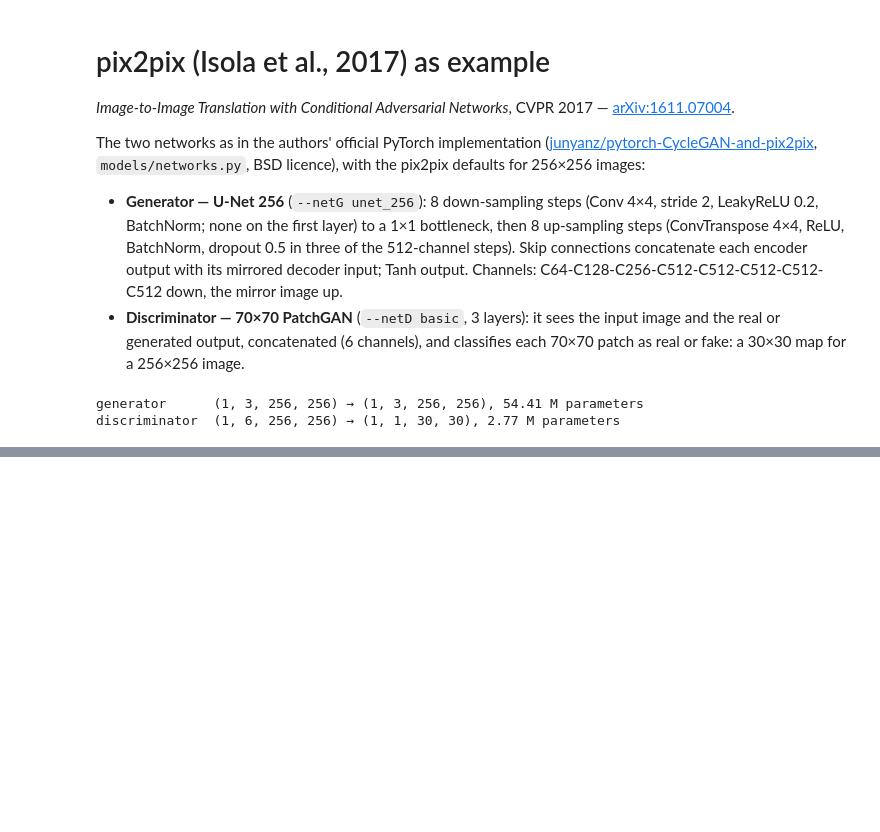
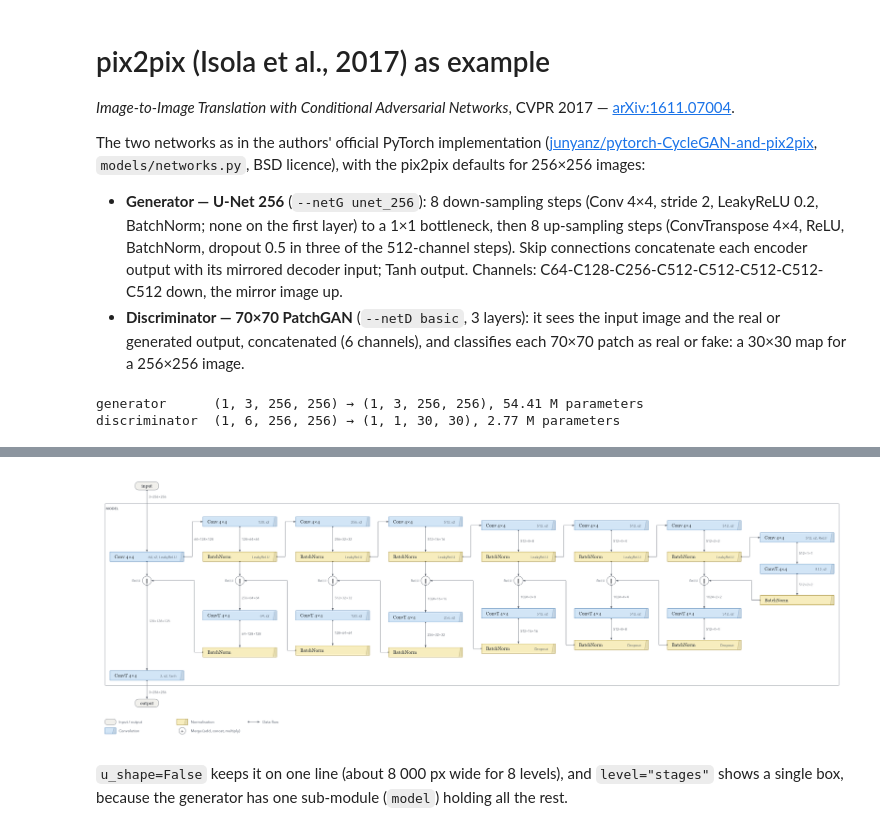
Before and after one commit to AndreiUtina/TensorGami, a Jupyter notebook: examples/pix2pix.ipynb, the cells around one changed output, grey strips where cells are left out. Drawn from its saved outputs; the diff is of its cells as text; code cells hidden in the pictures; blank space fills up the shorter version.

```diff
--- a/examples/pix2pix.ipynb
+++ b/examples/pix2pix.ipynb
@@ -223,0 +210,7 @@ plt.show()
+# %%
+tg.draw(generator, x, style="origami-extended")  # levels become columns, top → bottom
+# %% [output]
+[figure, added]
+# %% [markdown]
+`u_shape=False` keeps it on one line (about 8 000 px wide for 8 levels), and `level="stages"`
+shows a single box, because the generator has one sub-module (`model`) holding all the rest.
```
Also changed, not shown: parts of 14 cells of this notebook, 14 other files.
